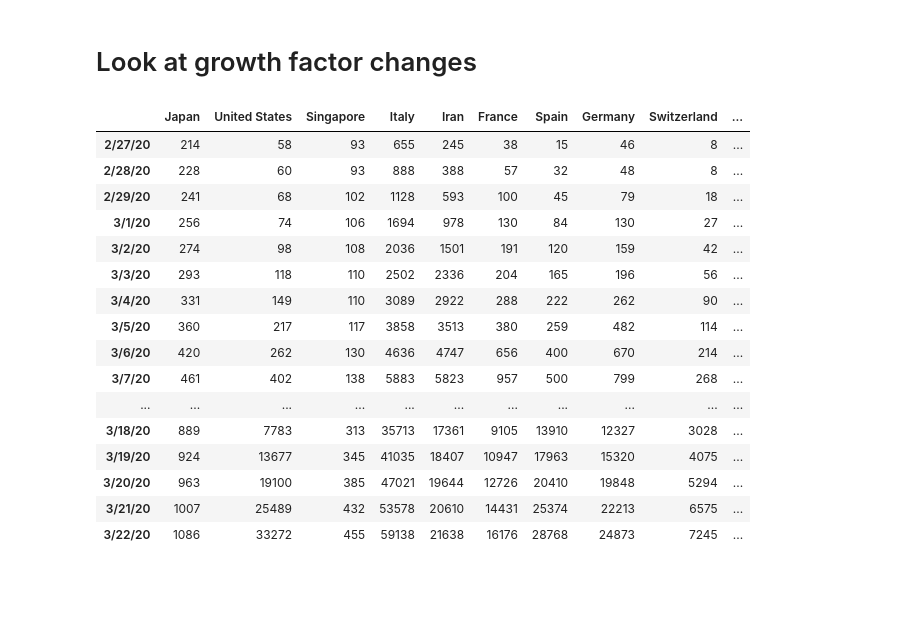
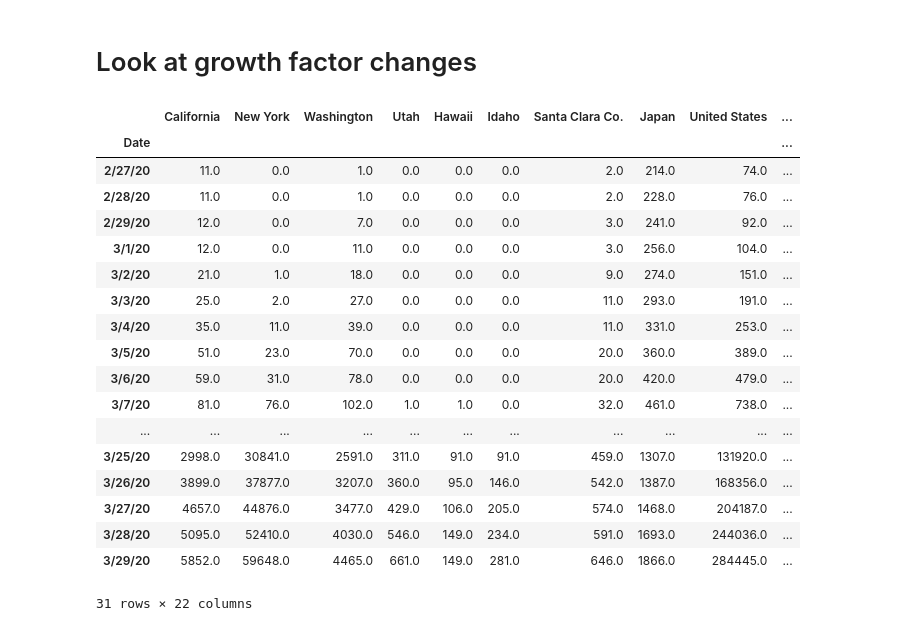
Before and after one commit to dyoung418/COVID-19, a Jupyter notebook: covid_california_analysis v2.ipynb, the cells around one changed output. Saved outputs shown, nothing was run; the diff lists cells and outputs as text; code cells hidden in the pictures; blank space fills up the shorter version.

```diff
--- a/covid_california_analysis v2.ipynb
+++ b/covid_california_analysis v2.ipynb
@@ -52,9 +52,10 @@ Index(['UID', 'iso2', 'iso3', 'code3', 'FIPS', 'Admin2', 'Province_State',
 df_global_raw = df_global_raw.rename(columns={'Province/State': 'Province_State',
                                              'Country/Region': 'Country_Region',
                                              'Long': 'Long_'})
-df_global_raw['Combined_Key'] = df_global_raw.Province_State.astype(str).str.cat(df_global_raw.Country_Region.astype(str), sep=', ', na_rep='')
+#df_global_raw['Combined_Key'] = df_global_raw.Province_State.astype(str).str.cat(df_global_raw.Country_Region.astype(str), sep=', ', na_rep='')
+df_global_raw.insert(loc=4, column='Combined_Key', value=df_global_raw.Province_State.astype(str).str.cat(df_global_raw.Country_Region.astype(str), sep=', ', na_rep=''))
 
 
-df_raw = df_us_raw.append(df_global_raw)
+df_raw = df_global_raw.append(df_us_raw)
 df_raw
 # %% [output]
@@ -73,4 +74,6 @@ df_raw
 3460 rows × 80 columns
+# %%
+df_raw = df_raw.drop(labels=['UID', 'iso2', 'iso3', 'code3', 'FIPS', 'Admin2'], axis=1)
 # %%
 df_raw.columns
 # %% [output]
@@ -250,0 +183,31 @@ newdf
+# %%
+df = pd.DataFrame(index = df2.index.unique(),
+                     data = {
+                         'California': df2.loc[df2['Combined_Key'].str.endswith('California, US'),'Confirmed'].groupby(level=0).sum(),
+                         'New York': df2.loc[df2['Combined_Key'].str.endswith('New York, US'),'Confirmed'].groupby(level=0).sum(),
+                         'Washington': df2.loc[df2['Combined_Key'].str.endswith('Washington, US'),'Confirmed'].groupby(level=0).sum(),
+                         'Utah': df2.loc[df2['Combined_Key'].str.endswith('Utah, US'),'Confirmed'].groupby(level=0).sum(),
+                         'Hawaii': df2.loc[df2['Combined_Key'].str.endswith('Hawaii, US'),'Confirmed'].groupby(level=0).sum(),
+                         'Idaho': df2.loc[df2['Combined_Key'].str.endswith('Idaho, US'),'Confirmed'].groupby(level=0).sum(),
+                         'Santa Clara Co.': df2.loc[df2['Combined_Key']=='Santa Clara, California, US', 'Confirmed'].groupby(level=0).sum(),
+                         'Japan': df2.loc[df2['Combined_Key'].str.endswith('Japan'),'Confirmed'].groupby(level=0).sum(),
+                         'United States': df2.loc[df2['Combined_Key'].str.endswith('US'),'Confirmed'].groupby(level=0).sum(),
+                         'Singapore': df2.loc[df2['Combined_Key'].str.endswith('Singapore'),'Confirmed'].groupby(level=0).sum(),
+                         'Italy': df2.loc[df2['Combined_Key'].str.endswith('Italy'),'Confirmed'].groupby(level=0).sum(),
+                         'Spain': df2.loc[df2['Combined_Key'].str.endswith('Spain'),'Confirmed'].groupby(level=0).sum(),
+                         'Iran': df2.loc[df2['Combined_Key'].str.endswith('Iran'),'Confirmed'].groupby(level=0).sum(),
+                         'France': df2.loc[df2['Combined_Key'].str.endswith('France'),'Confirmed'].groupby(level=0).sum(),
+                         'Germany': df2.loc[df2['Combined_Key'].str.endswith('Germany'),'Confirmed'].groupby(level=0).sum(),
+                         'Switzerland': df2.loc[df2['Combined_Key'].str.endswith('Switzerland'),'Confirmed'].groupby(level=0).sum(),
+                         'United Kingdom': df2.loc[df2['Combined_Key'].str.endswith('United Kingdom'),'Confirmed'].groupby(level=0).sum(),
+                         'South Korea': df2.loc[df2['Combined_Key'].str.endswith('Korea, South'),'Confirmed'].groupby(level=0).sum(),
+                         'Taiwan': df2.loc[df2['Combined_Key'].str.endswith('Taiwan*'),'Confirmed'].groupby(level=0).sum(),
+                         'Philippines': df2.loc[df2['Combined_Key'].str.endswith('Philippines'),'Confirmed'].groupby(level=0).sum(),
+                         'Ireland': df2.loc[df2['Combined_Key'].str.endswith('Ireland'),'Confirmed'].groupby(level=0).sum(),
+                         'China': df2.loc[df2['Combined_Key'].str.endswith('China'),'Confirmed'].groupby(level=0).sum(),
+                     }
+
+)
+df = df.loc[~(df==0).all(axis=1)] # drop rows with all zeros
+df = df.loc['2/1/20':,:]
+df
@@ -255,0 +243,2 @@ newdf.loc['2/1/20':,:].plot(logy=True)
+# %%
+df = df.drop(labels=['3/22/20', '3/30/20'], axis=0)
@@ -433,26 +452,28 @@ daysSince100
 # %%
 start_date = '2/27/20'
 window = 3
 location = ['California', 'Italy']
 #location = ['California', 'South Korea', 'Italy', 'Germany', 'New York']
-newdf.loc[start_date:,:]
+df.loc[start_date:,:]
 # %% [output]
-|  | Japan | United States | Singapore | Italy | Iran | France | Spain | Germany | Switzerland | ... |
-| 2/27/20 | 214 | 58 | 93 | 655 | 245 | 38 | 15 | 46 | 8 | ... |
-| 2/28/20 | 228 | 60 | 93 | 888 | 388 | 57 | 32 | 48 | 8 | ... |
-| 2/29/20 | 241 | 68 | 102 | 1128 | 593 | 100 | 45 | 79 | 18 | ... |
-| 3/1/20 | 256 | 74 | 106 | 1694 | 978 | 130 | 84 | 130 | 27 | ... |
-| 3/2/20 | 274 | 98 | 108 | 2036 | 1501 | 191 | 120 | 159 | 42 | ... |
-| 3/3/20 | 293 | 118 | 110 | 2502 | 2336 | 204 | 165 | 196 | 56 | ... |
-| 3/4/20 | 331 | 149 | 110 | 3089 | 2922 | 288 | 222 | 262 | 90 | ... |
-| 3/5/20 | 360 | 217 | 117 | 3858 | 3513 | 380 | 259 | 482 | 114 | ... |
-| 3/6/20 | 420 | 262 | 130 | 4636 | 4747 | 656 | 400 | 670 | 214 | ... |
-| 3/7/20 | 461 | 402 | 138 | 5883 | 5823 | 957 | 500 | 799 | 268 | ... |
+|  | California | New York | Washington | Utah | Hawaii | Idaho | Santa Clara Co. | Japan | United States | ... |
+| Date |  |  |  |  |  |  |  |  |  | ... |
+| 2/27/20 | 11.0 | 0.0 | 1.0 | 0.0 | 0.0 | 0.0 | 2.0 | 214.0 | 74.0 | ... |
+| 2/28/20 | 11.0 | 0.0 | 1.0 | 0.0 | 0.0 | 0.0 | 2.0 | 228.0 | 76.0 | ... |
+| 2/29/20 | 12.0 | 0.0 | 7.0 | 0.0 | 0.0 | 0.0 | 3.0 | 241.0 | 92.0 | ... |
+| 3/1/20 | 12.0 | 0.0 | 11.0 | 0.0 | 0.0 | 0.0 | 3.0 | 256.0 | 104.0 | ... |
+| 3/2/20 | 21.0 | 1.0 | 18.0 | 0.0 | 0.0 | 0.0 | 9.0 | 274.0 | 151.0 | ... |
+| 3/3/20 | 25.0 | 2.0 | 27.0 | 0.0 | 0.0 | 0.0 | 11.0 | 293.0 | 191.0 | ... |
+| 3/4/20 | 35.0 | 11.0 | 39.0 | 0.0 | 0.0 | 0.0 | 11.0 | 331.0 | 253.0 | ... |
+| 3/5/20 | 51.0 | 23.0 | 70.0 | 0.0 | 0.0 | 0.0 | 20.0 | 360.0 | 389.0 | ... |
+| 3/6/20 | 59.0 | 31.0 | 78.0 | 0.0 | 0.0 | 0.0 | 20.0 | 420.0 | 479.0 | ... |
+| 3/7/20 | 81.0 | 76.0 | 102.0 | 1.0 | 1.0 | 0.0 | 32.0 | 461.0 | 738.0 | ... |
 | ... | ... | ... | ... | ... | ... | ... | ... | ... | ... | ... |
-| 3/18/20 | 889 | 7783 | 313 | 35713 | 17361 | 9105 | 13910 | 12327 | 3028 | ... |
-| 3/19/20 | 924 | 13677 | 345 | 41035 | 18407 | 10947 | 17963 | 15320 | 4075 | ... |
-| 3/20/20 | 963 | 19100 | 385 | 47021 | 19644 | 12726 | 20410 | 19848 | 5294 | ... |
-| 3/21/20 | 1007 | 25489 | 432 | 53578 | 20610 | 14431 | 25374 | 22213 | 6575 | ... |
-| 3/22/20 | 1086 | 33272 | 455 | 59138 | 21638 | 16176 | 28768 | 24873 | 7245 | ... |
+| 3/25/20 | 2998.0 | 30841.0 | 2591.0 | 311.0 | 91.0 | 91.0 | 459.0 | 1307.0 | 131920.0 | ... |
+| 3/26/20 | 3899.0 | 37877.0 | 3207.0 | 360.0 | 95.0 | 146.0 | 542.0 | 1387.0 | 168356.0 | ... |
+| 3/27/20 | 4657.0 | 44876.0 | 3477.0 | 429.0 | 106.0 | 205.0 | 574.0 | 1468.0 | 204187.0 | ... |
+| 3/28/20 | 5095.0 | 52410.0 | 4030.0 | 546.0 | 149.0 | 234.0 | 591.0 | 1693.0 | 244036.0 | ... |
+| 3/29/20 | 5852.0 | 59648.0 | 4465.0 | 661.0 | 149.0 | 281.0 | 646.0 | 1866.0 | 284445.0 | ... |
+31 rows × 22 columns
 # %%
 # calculate growth factor (diff between 2 points divided by the diff between the prior 2 points)
```
Also changed, not shown: parts of 25 cells of this notebook.
